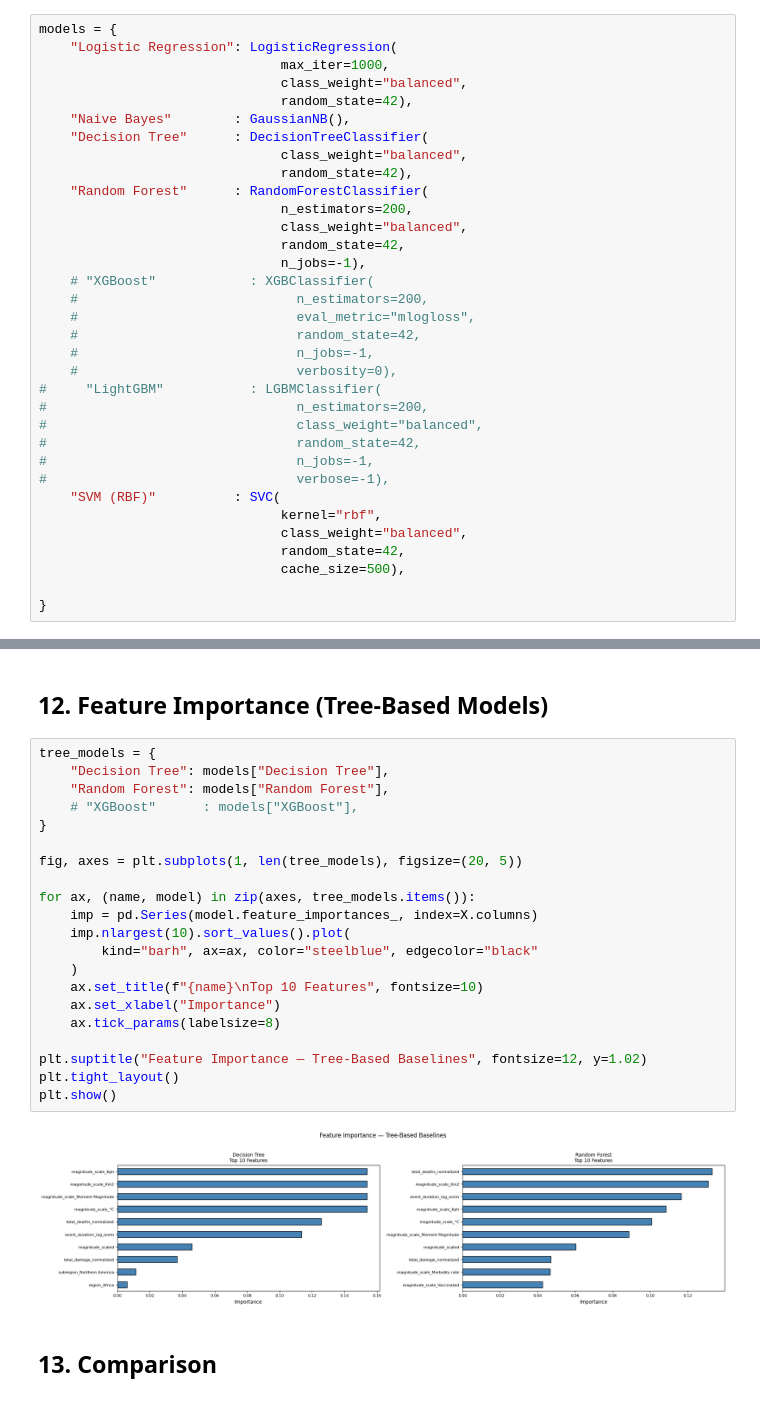
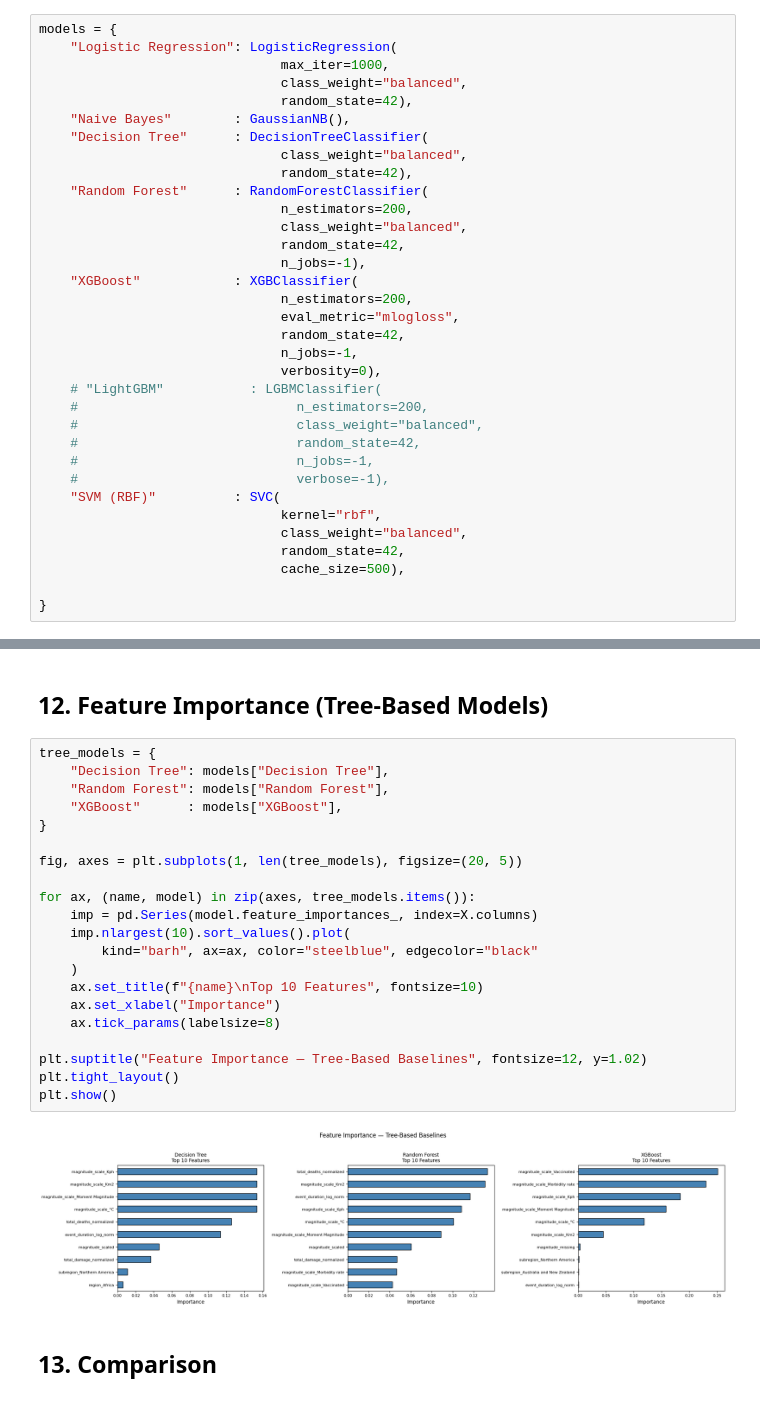
Before and after one commit to chaw-ai-tech/disaster-type-prediction, a Jupyter notebook: notebooks/03_baseline_model.ipynb, the cells around one changed output, grey strips where cells are left out. Cells and saved outputs as stored; diff of their text form.

```diff
--- a/notebooks/03_baseline_model.ipynb
+++ b/notebooks/03_baseline_model.ipynb
@@ -140,18 +140,18 @@ models = {
                                class_weight="balanced",
                                random_state=42,
                                n_jobs=-1),
-    # "XGBoost"            : XGBClassifier(
+    "XGBoost"            : XGBClassifier(
+                               n_estimators=200,
+                               eval_metric="mlogloss",
+                               random_state=42,
+                               n_jobs=-1,
+                               verbosity=0),
+    # "LightGBM"           : LGBMClassifier(
     #                            n_estimators=200,
-    #                            eval_metric="mlogloss",
+    #                            class_weight="balanced",
     #                            random_state=42,
     #                            n_jobs=-1,
-    #                            verbosity=0),
-#     "LightGBM"           : LGBMClassifier(
-#                                n_estimators=200,
-#                                class_weight="balanced",
-#                                random_state=42,
-#                                n_jobs=-1,
-#                                verbose=-1),
+    #                            verbose=-1),
     "SVM (RBF)"          : SVC(
                                kernel="rbf",
                                class_weight="balanced",
@@ -315,26 +317,26 @@ plt.show()
 # %%
 tree_models = {
     "Decision Tree": models["Decision Tree"],
     "Random Forest": models["Random Forest"],
-    # "XGBoost"      : models["XGBoost"],
+    "XGBoost"      : models["XGBoost"],
 }
 
 fig, axes = plt.subplots(1, len(tree_models), figsize=(20, 5))
 
 for ax, (name, model) in zip(axes, tree_models.items()):
     imp = pd.Series(model.feature_importances_, index=X.columns)
     imp.nlargest(10).sort_values().plot(
         kind="barh", ax=ax, color="steelblue", edgecolor="black"
     )
     ax.set_title(f"{name}\nTop 10 Features", fontsize=10)
     ax.set_xlabel("Importance")
     ax.tick_params(labelsize=8)
 
 plt.suptitle("Feature Importance — Tree-Based Baselines", fontsize=12, y=1.02)
 plt.tight_layout()
 plt.show()
 # %% [output]
-[figure, old version]
+[figure, new version]
 # %% [markdown]
 ## 13. Comparison
 # %%
```
Also changed, not shown: parts of 6 cells of this notebook, 5 other files.
